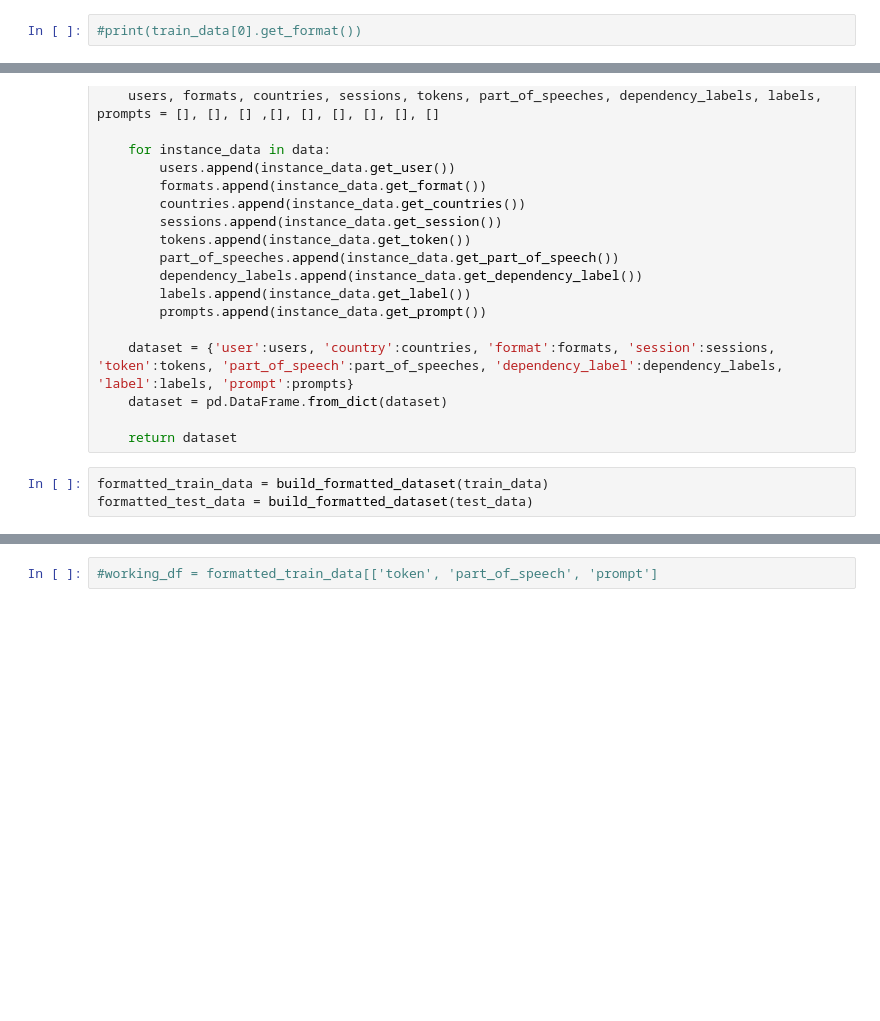
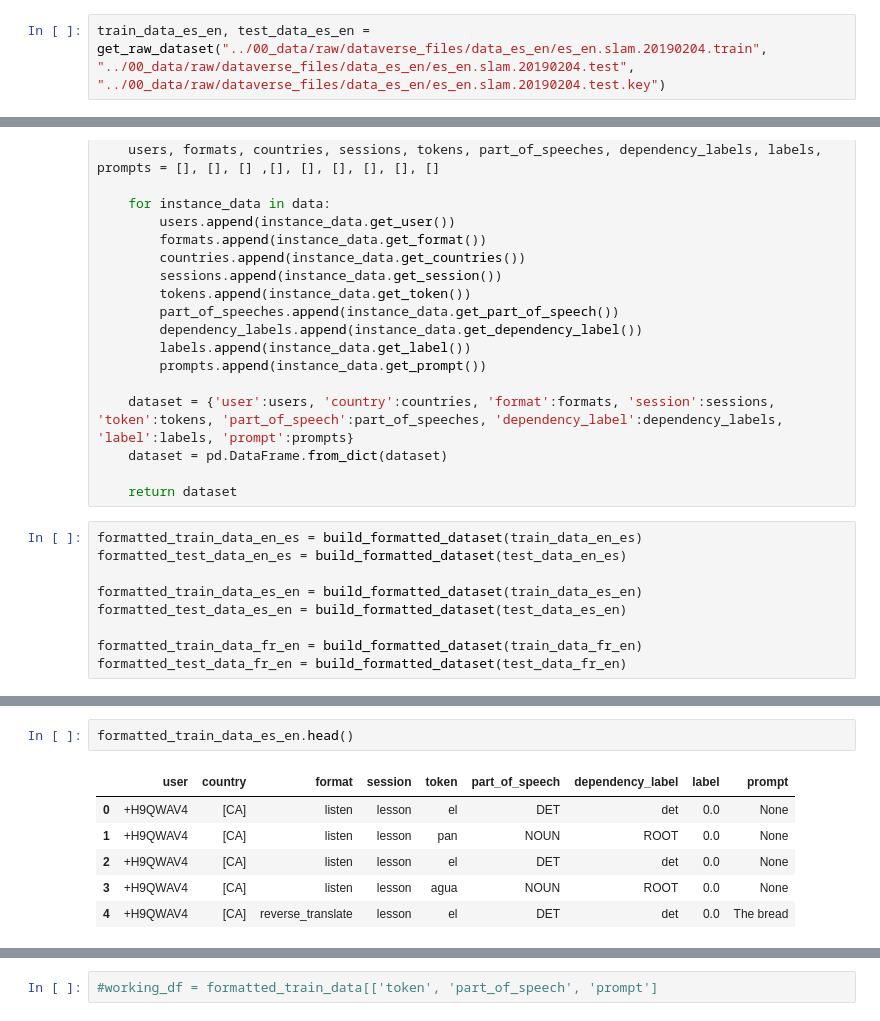
Before and after one commit to Erdos-Projects/fall-2025-developmental-norms-and-language-acquisition, a Jupyter notebook: 00_data_load.ipynb, the cells around one changed output, grey strips where cells are left out. Drawn from its saved outputs; the diff is of its cells as text; blank space fills up the shorter version.

```diff
--- a/00_data_load.ipynb
+++ b/00_data_load.ipynb
@@ -227,4 +227,4 @@ Loading instances...
 Loaded 337728 instances across 100000 exercises...
 Done loading 386604 instances across 114586 exercises.
 # %%
-#print(train_data[0].get_format())
+train_data_es_en, test_data_es_en = get_raw_dataset("../00_data/raw/dataverse_files/data_es_en/es_en.slam.20190204.train", "../00_data/raw/dataverse_files/data_es_en/es_en.slam.20190204.test", "../00_data/raw/dataverse_files/data_es_en/es_en.slam.20190204.test.key")
@@ -250,6 +280,12 @@ def build_formatted_dataset(data):
 
     return dataset
 # %%
-formatted_train_data = build_formatted_dataset(train_data)
-formatted_test_data = build_formatted_dataset(test_data)
+formatted_train_data_en_es = build_formatted_dataset(train_data_en_es)
+formatted_test_data_en_es = build_formatted_dataset(test_data_en_es)
+
+formatted_train_data_es_en = build_formatted_dataset(train_data_es_en)
+formatted_test_data_es_en = build_formatted_dataset(test_data_es_en)
+
+formatted_train_data_fr_en = build_formatted_dataset(train_data_fr_en)
+formatted_test_data_fr_en = build_formatted_dataset(test_data_fr_en)
 # %%
@@ -261,3 +297,12 @@ formatted_train_data.head()
 | 2 | XEinXf5+ | [CO] | reverse_translate | lesson | a | DET | det | 0.0 | Yo soy un niño. |
 | 3 | XEinXf5+ | [CO] | reverse_translate | lesson | boy | NOUN | ROOT | 0.0 | Yo soy un niño. |
 | 4 | XEinXf5+ | [CO] | reverse_translate | lesson | i | PRON | nsubj | 0.0 | Yo soy de México. |
+# %%
+formatted_train_data_es_en.head()
+# %% [output]
+|  | user | country | format | session | token | part_of_speech | dependency_label | label | prompt |
+| 0 | +H9QWAV4 | [CA] | listen | lesson | el | DET | det | 0.0 | None |
+| 1 | +H9QWAV4 | [CA] | listen | lesson | pan | NOUN | ROOT | 0.0 | None |
+| 2 | +H9QWAV4 | [CA] | listen | lesson | el | DET | det | 0.0 | None |
+| 3 | +H9QWAV4 | [CA] | listen | lesson | agua | NOUN | ROOT | 0.0 | None |
+| 4 | +H9QWAV4 | [CA] | reverse_translate | lesson | el | DET | det | 0.0 | The bread |
```
Also changed, not shown: parts of 6 cells of this notebook, 1 other file.
